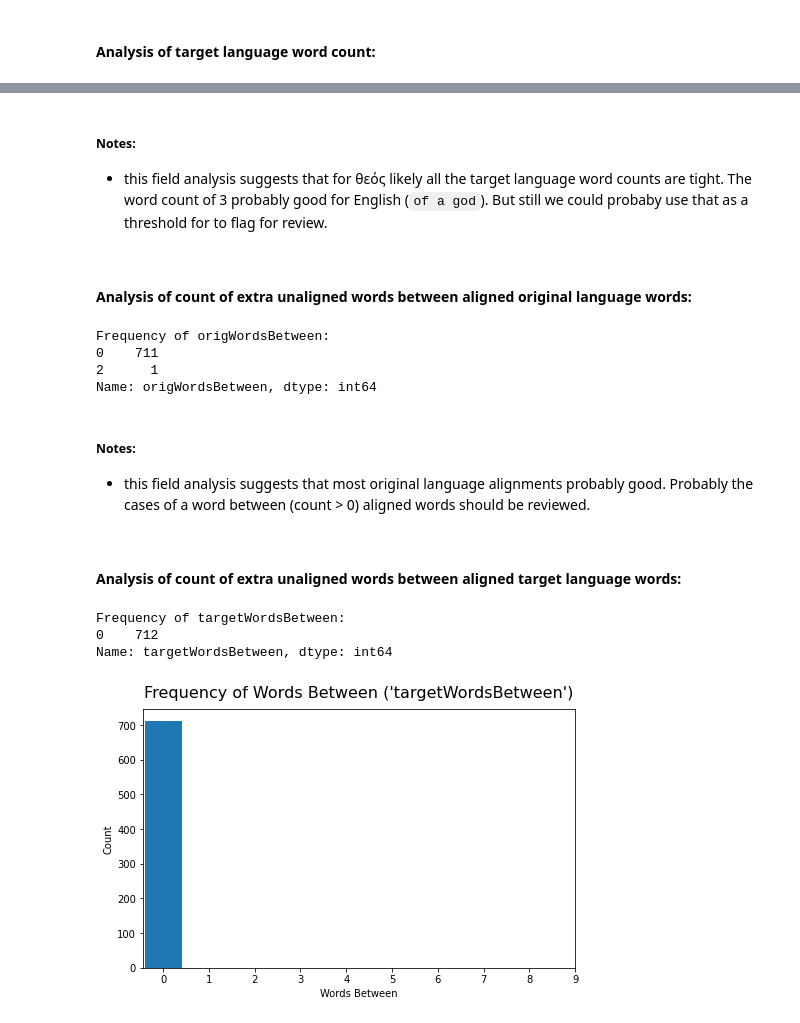
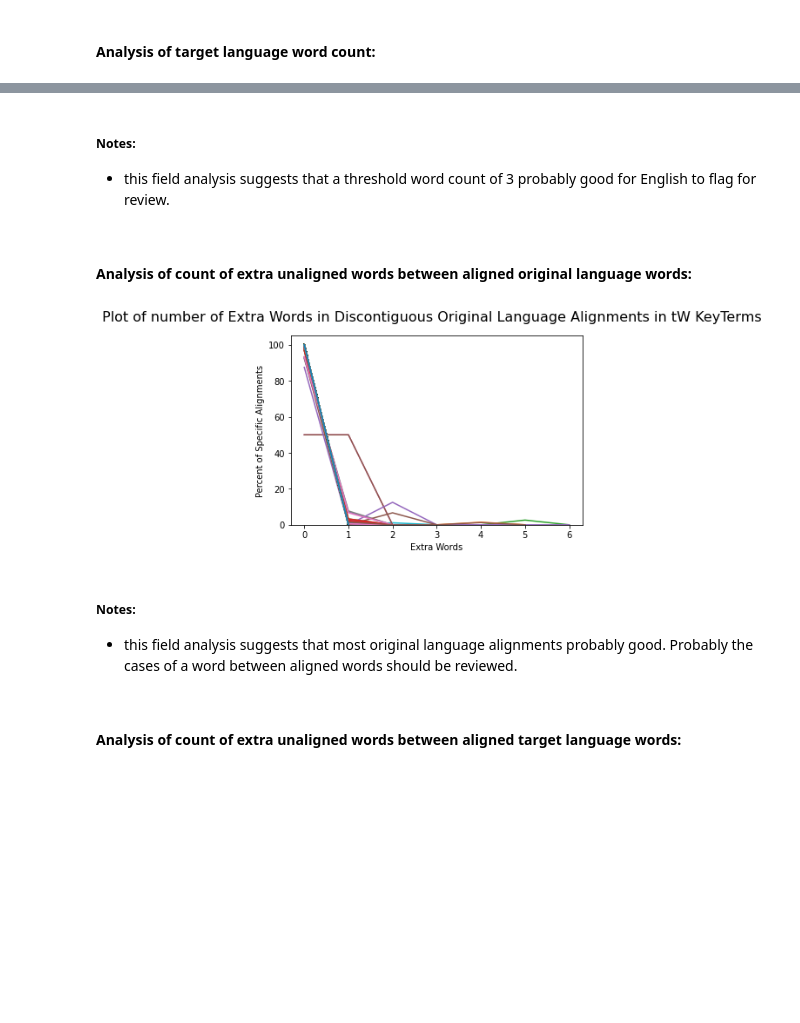
Before and after one commit to unfoldingWord-box3/alignment-ml, a Jupyter notebook: plot_multi_alignments.ipynb, the cells around one changed output, grey strips where cells are left out. Cells and saved outputs as stored; diff of their text form; code cells hidden in the pictures; blank space fills up the shorter version.

```diff
--- a/plot_multi_alignments.ipynb
+++ b/plot_multi_alignments.ipynb
@@ -255,31 +201,23 @@ normalized data: [[0, 0.0], [1, 54.32098765432099], [2, 42.38683127572017], [3,
 # %% [markdown]
 ##### Notes:
-- this field analysis suggests that for θεός likely all the target language word counts are tight. The word count of 3 probably good for English (`of a god`). But still we could probaby use that as a threshold for to flag for review.
+- this field analysis suggests that a threshold word count of 3 probably good for English to flag for review.
 <p></p>
 # %% [markdown]
 #### Analysis of count of extra unaligned words between aligned original language words:
-# %%
-field = 'origWordsBetween'
-field_frequency = origAlignments[field].value_counts().sort_index()
-print(f"\nFrequency of {field}:\n{field_frequency}")
-# %% [output]
-Frequency of origWordsBetween:
-0    711
-2      1
-Name: origWordsBetween, dtype: int64
+# %%
+field = 'origWordsBetween'
+field_frequencies = getFrequenciesOfFieldInAlignments(alignmentsForWord, field, sortIndex = True)
+filledFrequencies = zeroFillFrequencies(field_frequencies)
+
+title = f"Plot of number of Extra Words in Discontiguous Original Language Alignments in tW KeyTerms"
+ylabel = "Percent of Specific Alignments"
+xlabel = "Extra Words"
+plot.plotXYdataDict(filledFrequencies, title, ylabel, xlabel, showXValues=True)
+# %% [output]
+[figure, added]
 # %% [markdown]
 ##### Notes:
-- this field analysis suggests that most original language alignments probably good. Probably the cases of a word between (count > 0) aligned words should be reviewed.
+- this field analysis suggests that most original language alignments probably good. Probably the cases of a word between aligned words should be reviewed.
 <p></p>
 # %% [markdown]
 #### Analysis of count of extra unaligned words between aligned target language words:
-# %%
-field = 'targetWordsBetween'
-field_frequency = origAlignments[field].value_counts().sort_index()
-print(f"\nFrequency of {field}:\n{field_frequency}")
-plot.plotFieldFrequency(field_frequency, field, f"Words Between", max=10)
-# %% [output]
-Frequency of targetWordsBetween:
-0    712
-Name: targetWordsBetween, dtype: int64
-[figure, removed]
```
Also changed, not shown: parts of 9 cells of this notebook, 2 other files.
